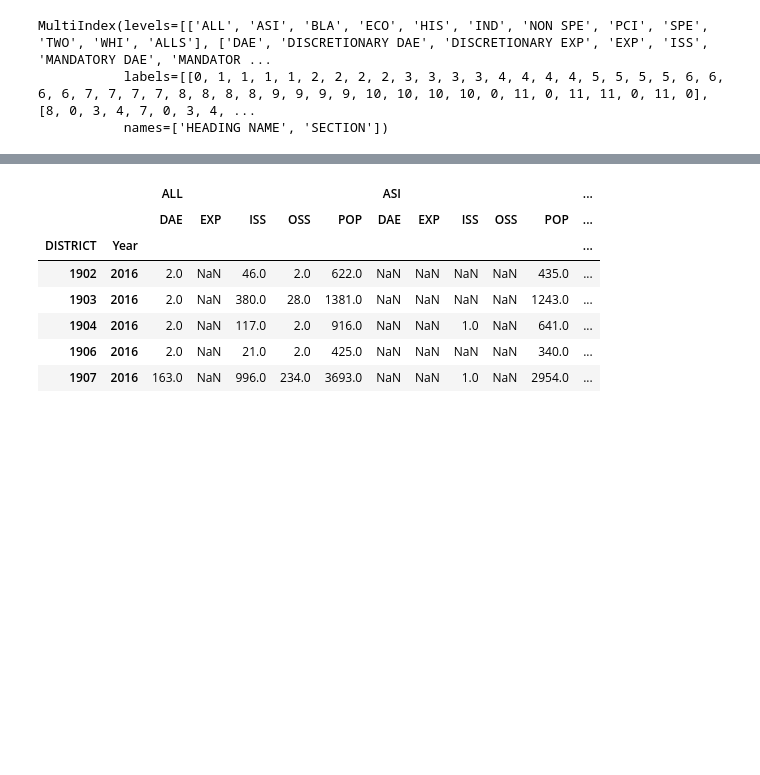
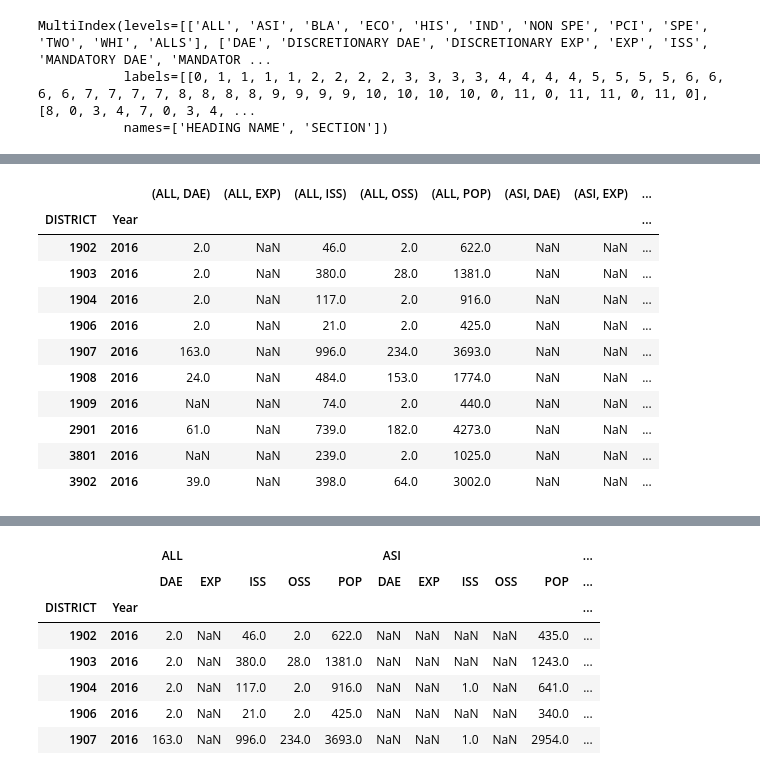
Before and after one commit to txappleseed/txappleseedmap, a Jupyter notebook: scripts/TEAtoFlat.ipynb, the cells around one changed output, grey strips where cells are left out. Cells and saved outputs as stored; diff of their text form; code cells hidden in the pictures; blank space fills up the shorter version.

```diff
--- a/scripts/TEAtoFlat.ipynb
+++ b/scripts/TEAtoFlat.ipynb
@@ -71,6 +71,7 @@ def formatDF(apple, year, year_col):
     appleReplace = {year_col:
                         {-99999999: 1, -999999: 1, -999: 1},
                     "SECTION": {
+                        'A-PARTICIPATION': 'POP',
                         'D-EXPULSION ACTIONS|N-ECO\. DISADV\. EXPULSIONS|I-SPEC\. ED\. EXPULSIONS': 'EXP',
                         'E-DAEP PLACEMENTS|O-ECO\. DISADV\. DAEP PLACEMENTS|J-SPEC\. ED\. DAEP PLACEMENTS': 'DAE',
                         'F-OUT OF SCHOOL SUSPENSIONS|P-ECO\. DISADV\. OUT OF SCHOOL SUS.|K-SPEC\. ED\. OUT OF SCHOOL SUS\.': 'OSS',
@@ -87,6 +88,7 @@ def formatDF(apple, year, year_col):
                                      'ASIAN': 'ASI',
                                      'NATIVE HAWAIIAN/OTHER PACIFIC': 'PCI',
                                      'TWO OR MORE RACES': 'TWO',
+                                     'DISTRICT CUMULATIVE YEAR END ENROLLMENT': 'ALL'
                                     }
                     }
 
@@ -94,16 +96,11 @@ def formatDF(apple, year, year_col):
 
     df["Year"] = year
 
-    df = df.replace(to_replace=["A-PARTICIPATION", "DISTRICT CUMULATIVE YEAR END ENROLLMENT"],
-           value=["POP", "ALL"])
-
     for punishment in pdict:
         for category in ("MANDATORY ", "DISCRETIONARY "):
             df.loc[((df['HEADING NAME'] == category + punishment), 'SECTION')] = category + pdict[punishment]
             df = df.replace(to_replace=category + punishment, value="ALL")
 
-        # df = df.groupby(["MANDATORY " + pdict[punishment], "DISCRETIONARY " + pdict[punishment]], as_index=False).sum()
-
     return df
 # %%
 year = 2016
@@ -255,4 +254,19 @@ Index([('ALL', 'DAE'), ('ALL', 'EXP'), ('ALL', 'ISS'), ('ALL', 'OSS'),
       dtype='object')
+# %%
+dfpivot[:10]
+# %% [output]
+|  |  | (ALL, DAE) | (ALL, EXP) | (ALL, ISS) | (ALL, OSS) | (ALL, POP) | (ASI, DAE) | (ASI, EXP) | ... |
+| DISTRICT | Year |  |  |  |  |  |  |  | ... |
+| 1902 | 2016 | 2.0 | NaN | 46.0 | 2.0 | 622.0 | NaN | NaN | ... |
+| 1903 | 2016 | 2.0 | NaN | 380.0 | 28.0 | 1381.0 | NaN | NaN | ... |
+| 1904 | 2016 | 2.0 | NaN | 117.0 | 2.0 | 916.0 | NaN | NaN | ... |
+| 1906 | 2016 | 2.0 | NaN | 21.0 | 2.0 | 425.0 | NaN | NaN | ... |
+| 1907 | 2016 | 163.0 | NaN | 996.0 | 234.0 | 3693.0 | NaN | NaN | ... |
+| 1908 | 2016 | 24.0 | NaN | 484.0 | 153.0 | 1774.0 | NaN | NaN | ... |
+| 1909 | 2016 | NaN | NaN | 74.0 | 2.0 | 440.0 | NaN | NaN | ... |
+| 2901 | 2016 | 61.0 | NaN | 739.0 | 182.0 | 4273.0 | NaN | NaN | ... |
+| 3801 | 2016 | NaN | NaN | 239.0 | 2.0 | 1025.0 | NaN | NaN | ... |
+| 3902 | 2016 | 39.0 | NaN | 398.0 | 64.0 | 3002.0 | NaN | NaN | ... |
 # %%
 def impossible(distPop, racePop, all_punishments, group_punishments):
 
```
Also changed, not shown: parts of 13 cells of this notebook.
